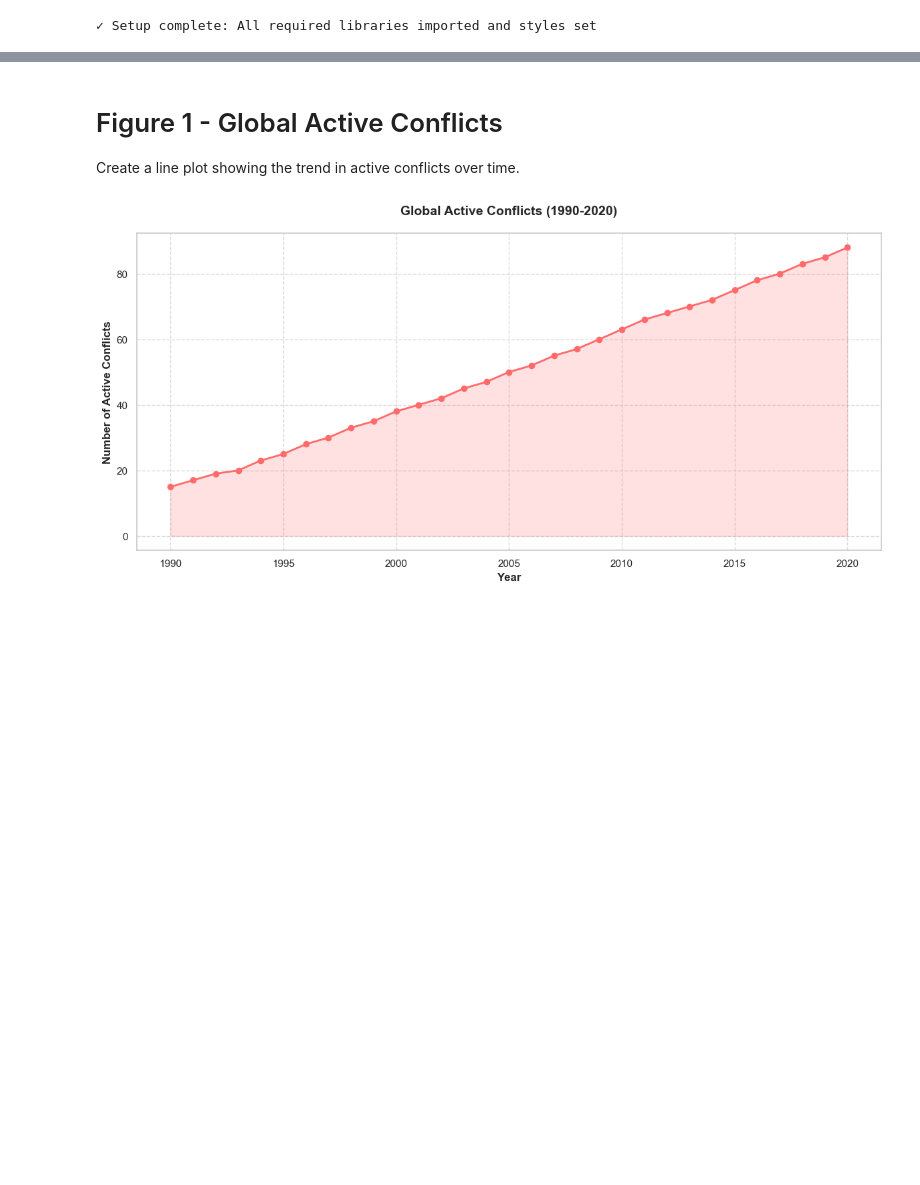
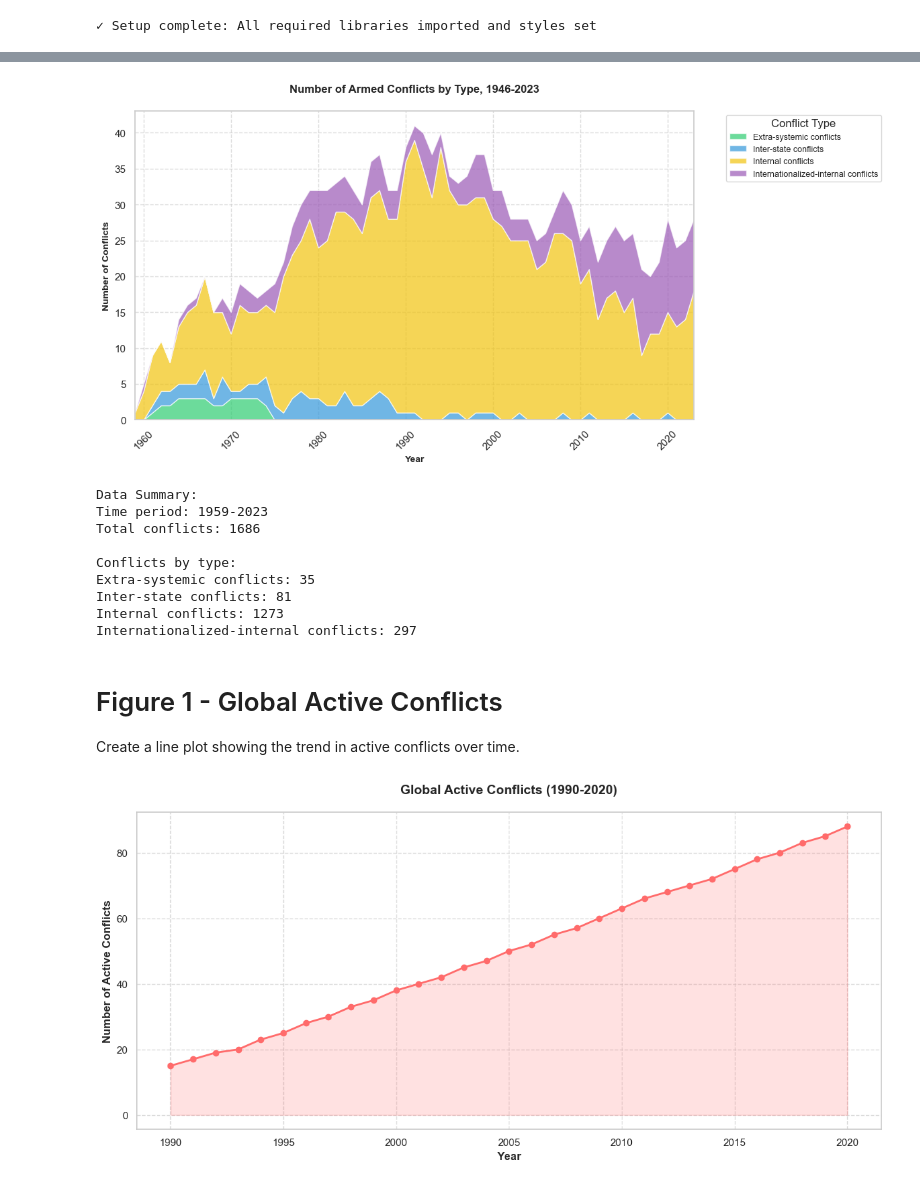
Before and after one commit to mglpurroy/slide-deck-analytics-1, a Jupyter notebook: notebooks/main.ipynb, the cells around one changed output, grey strips where cells are left out. Saved outputs shown, nothing was run; the diff lists cells and outputs as text; code cells hidden in the pictures; blank space fills up the shorter version.

Commit message:
Figure 1 - Done

```diff
--- a/main.ipynb
+++ b/notebooks/main.ipynb
@@ -33,0 +29,9 @@ print("✓ Base data prepared")
+# %%
+raw_data = ucdp.fetch_ucdp_data()
+df_conflicts = ucdp.process_conflict_data(raw_data)
+
+# Verify data
+print("\nFirst few rows of processed data:")
+print(df_conflicts.head())
+print("\nLast few rows:")
+print(df_conflicts.tail())
@@ -34,3 +63,74 @@ print("✓ Base data prepared")
+# %%
+def create_conflict_plot(df, save_fig=False):
+    """Create stacked area plot showing evolution of conflict types"""
+    # Create figure
+    fig, ax = plt.subplots(figsize=(12, 6))
+
+    # Get colors for each conflict type
+    colors = [UCDP.get_conflict_colors()[col] for col in df.columns]
+
+    # Create stacked area plot
+    ax.stackplot(df.index,
+                [df[col] for col in df.columns],
+                labels=df.columns,
+                colors=colors,
+                alpha=0.7)
+
+    # Customize plot
+    ax.set_xlabel('Year', fontsize=10, fontweight='bold')
+    ax.set_ylabel('Number of Conflicts', fontsize=10, fontweight='bold')
+    ax.set_title('Number of Armed Conflicts by Type, 1946-2023',
+                fontsize=12, pad=20, fontweight='bold')
+
+    # Set x-axis range
+    ax.set_xlim(df.index.min(), df.index.max())
+
+    # Add grid
+    ax.grid(True, linestyle='--', alpha=0.7)
+
+    # Rotate x-axis labels
+    plt.xticks(rotation=45)
+
+    # Add legend
+    ax.legend(
+        bbox_to_anchor=(1.05, 1),
+        loc='upper left',
+        fontsize=9,
+        title='Conflict Type',
+        frameon=True
+    )
+
+    plt.tight_layout()
+
+    if save_fig:
+        plt.savefig('conflict_evolution.png',
+                    dpi=300,
+                    bbox_inches='tight')
+
+    return fig
+
+# Create and display visualization
+fig = create_conflict_plot(df_conflicts)
+plt.show()
+
+# Print summary statistics
+print("\nData Summary:")
+print(f"Time period: {df_conflicts.index.min()}-{df_conflicts.index.max()}")
+print(f"Total conflicts: {df_conflicts.sum().sum():.0f}")
+print("\nConflicts by type:")
+for col in df_conflicts.columns:
+    print(f"{col}: {df_conflicts[col].sum():.0f}")
+# %% [output]
+[figure, added]
+Data Summary:
+Time period: 1959-2023
+Total conflicts: 1686
+
+Conflicts by type:
+Extra-systemic conflicts: 35
+Inter-state conflicts: 81
+Internal conflicts: 1273
+Internationalized-internal conflicts: 297
 # %% [markdown]
 # Figure 1 - Global Active Conflicts
 Create a line plot showing the trend in active conflicts over time.
```
Also changed, not shown: parts of 8 cells of this notebook, 2 other files.
